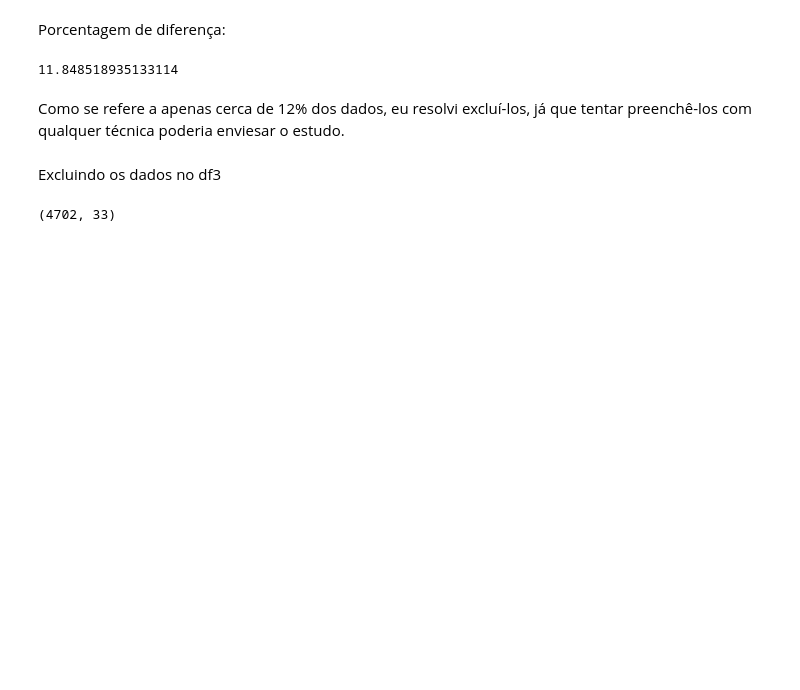
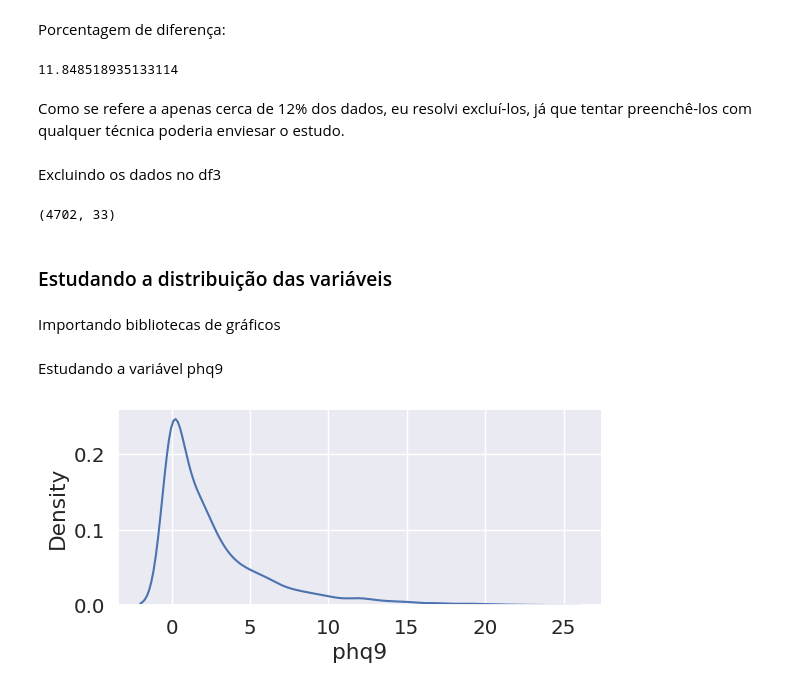
Before and after one commit to casjunior93/Desafio-Tera-Inferencia, a Jupyter notebook: DesafioTera.ipynb, the cells around one changed output. Saved outputs shown, nothing was run; the diff lists cells and outputs as text; code cells hidden in the pictures; blank space fills up the shorter version.

```diff
--- a/DesafioTera.ipynb
+++ b/DesafioTera.ipynb
@@ -209,3 +223,7 @@ df3.dropna(inplace=True)
 df3.shape
 # %% [output]
 (4702, 33)
+# %% [markdown]
+### Estudando a distribuição das variáveis
+# %% [markdown]
+Importando bibliotecas de gráficos
@@ -211,0 +233,16 @@ df3.shape
+# %% [markdown]
+Estudando a variável phq9
+# %%
+sns.set(font_scale = 1.3)
+coluna = 'phq9'
+
+sns.displot(
+    df3[coluna],
+    height=3,
+    aspect=2,
+    kind='kde',
+
+)
+plt.show()
+# %% [output]
+[figure, added]
```
Also changed, not shown: parts of 25 cells of this notebook, 2 other files.
